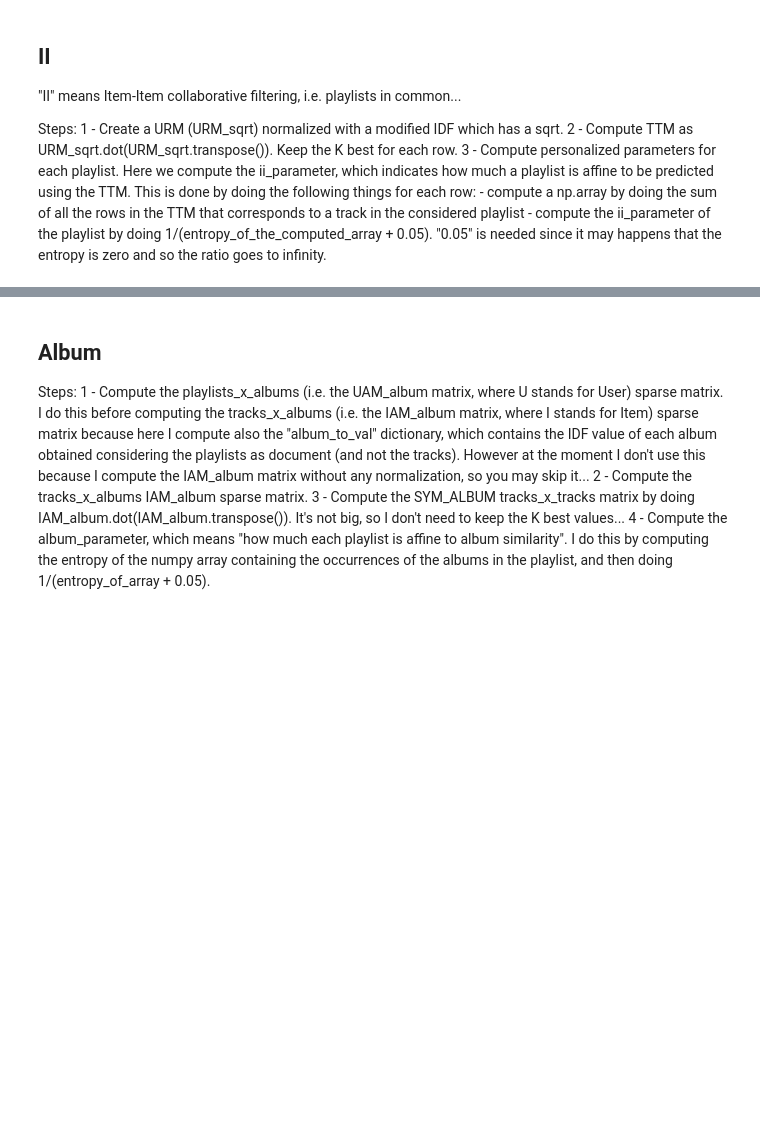
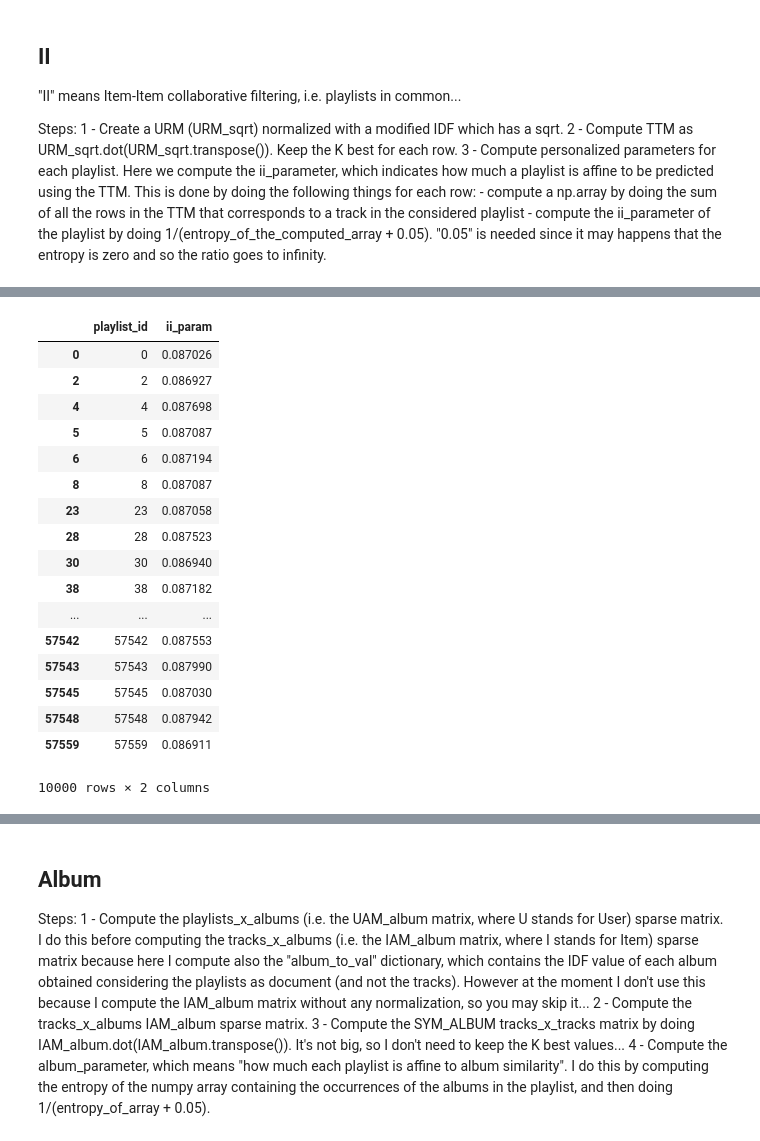
Before and after one commit to battuzz/RS_Challenge, a Jupyter notebook: fabio_CBF_with_parameters.ipynb, the cells around one changed output, grey strips where cells are left out. Drawn from its saved outputs; the diff is of its cells as text; code cells hidden in the pictures; blank space fills up the shorter version.

```diff
--- a/fabio_CBF_with_parameters.ipynb
+++ b/fabio_CBF_with_parameters.ipynb
@@ -314,7 +438,8 @@ Steps:
 # User Rating Matrix URM
 def get_URM(tracks, playlists, playlist_tracks, track_playlists, norm="no"):
     """
-        possible normalizations: "no", "magnitude", "idf", "sqrt". Default "no".
+        possible normalizations: "no", "magnitude", "idf", "sqrt", "sigmoid", "pow", "target-idf".
+        Default "no".
     """
     URM = lil_matrix((len(playlists), len(tracks)))
     num_playlists = len(playlist_tracks)
@@ -326,9 +451,18 @@ def get_URM(tracks, playlists, playlist_tracks, track_playlists, norm="no"):
         nq = len(row.playlist_ids)
         for pl_id in row.playlist_ids:
             if norm == "idf":
-                URM[pl_id,track_id] = math.log((num_playlists - nq + 0.5)/(nq + 0.5))
+                URM[pl_id,track_id] = math.log((500)/(nq + 0.5))
             elif norm == "sqrt":
-                URM[pl_id,track_id] = math.sqrt((num_playlists - nq + 0.5)/(nq + 0.5))
+                URM[pl_id,track_id] = math.sqrt((500)/(nq + 0.5))
+            elif norm == "pow":
+                URM[pl_id,track_id] = math.pow((500)/(nq + 0.5), 0.3)
+            elif norm == "sigmoid":
+                URM[pl_id,track_id] = sigmoid(math.pow((500)/(nq + 0.5), 0.03))
+            elif norm == "target-idf":
+                if pl_id in target_playlists.playlist_id:
+                    URM[pl_id,track_id] = math.log(500/(nq + 0.5)) * 2
+                else:
+                    URM[pl_id,track_id] = math.log(500/(nq + 0.5))
             else:
                 URM[pl_id,track_id] = 1
         if i % 1000 == 0:
@@ -353,4 +487,4 @@ def get_URM(tracks, playlists, playlist_tracks, track_playlists, norm="no"):
 #           \_________\
 #
 # %%
-#URM_no_norm = get_URM(tracks, playlists, playlist_tracks, track_playlists, norm="no")
+URM_pow = get_URM(tracks, playlists, playlist_tracks, track_playlists, norm="pow")
@@ -356,0 +509,5 @@ def get_URM(tracks, playlists, playlist_tracks, track_playlists, norm="no"):
+# %%
+# Step 2: produce item-item matrix with cosine similarity
+row_group = 10000
+def_rows_i = URM_pow.transpose()[0:row_group].dot(URM_pow) # this is needed to fill some rows that would be all zeros otherwise...
+TTM = dot_with_top(URM_pow.transpose(), URM_pow, def_rows_i, top=20, row_group=row_group, similarity="cosine")
@@ -359,8 +545,3 @@ URM_sqrt = get_URM(tracks, playlists, playlist_tracks, track_playlists, norm="sq
-# %%
-# Step 2: produce item-item matrix with cosine similarity
-row_group = 10000
-def_rows_i = URM_sqrt.transpose()[0:row_group].dot(URM_sqrt) # this is needed to fill some rows that would be all zeros otherwise...
-TTM = dot_with_top(URM_sqrt.transpose(), URM_sqrt, def_rows_i, top=100, row_group=row_group, similarity="cosine", shrinkage=0)
 # %%
 playlist_params = pd.DataFrame(playlist_tracks.playlist_id)
 # %%
@@ -382,0 +583,21 @@ playlist_params
+# %%
+playlist_params[playlist_params.ii_param > 0]
+# %% [output]
+|  | playlist_id | ii_param |
+| 0 | 0 | 0.087026 |
+| 2 | 2 | 0.086927 |
+| 4 | 4 | 0.087698 |
+| 5 | 5 | 0.087087 |
+| 6 | 6 | 0.087194 |
+| 8 | 8 | 0.087087 |
+| 23 | 23 | 0.087058 |
+| 28 | 28 | 0.087523 |
+| 30 | 30 | 0.086940 |
+| 38 | 38 | 0.087182 |
+| ... | ... | ... |
+| 57542 | 57542 | 0.087553 |
+| 57543 | 57543 | 0.087990 |
+| 57545 | 57545 | 0.087030 |
+| 57548 | 57548 | 0.087942 |
+| 57559 | 57559 | 0.086911 |
+10000 rows × 2 columns
```
Also changed, not shown: parts of 85 cells of this notebook.
